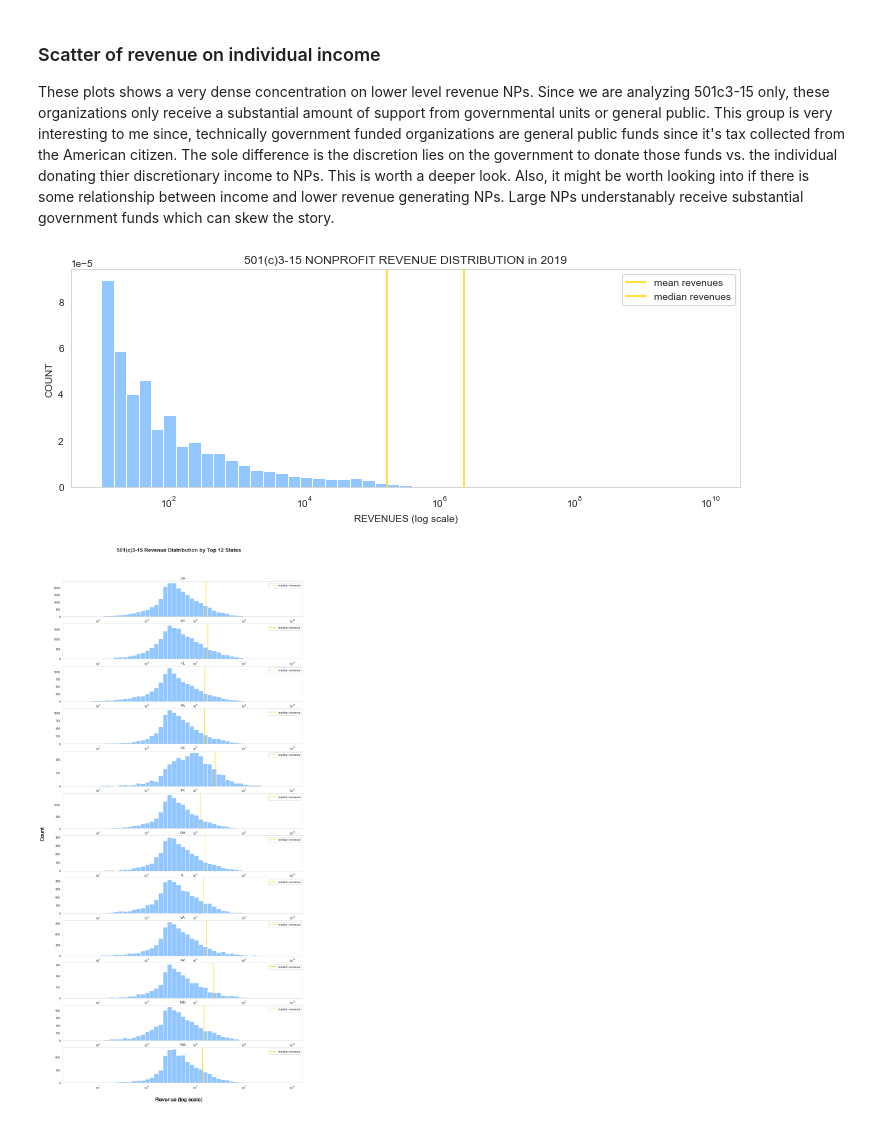
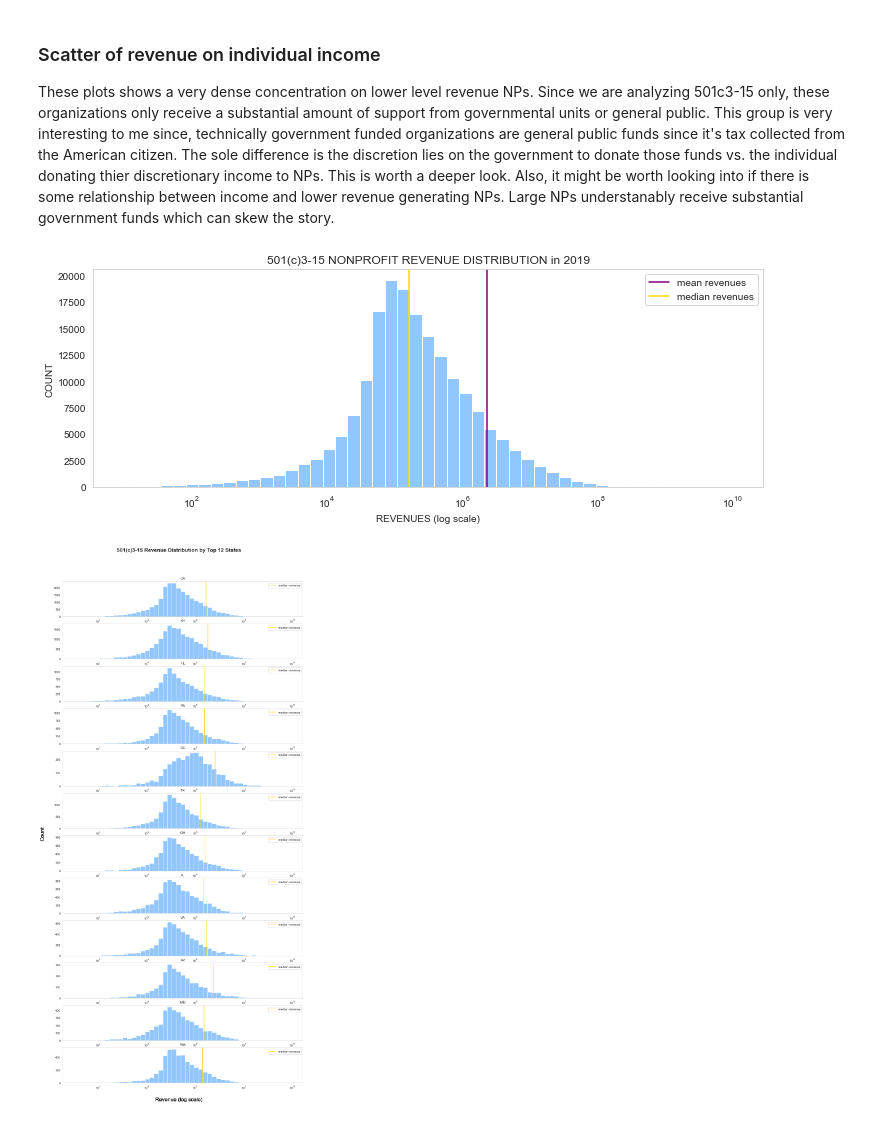
Before and after one commit to lesro/change_unlimited, a Jupyter notebook: notebooks/day3_eda_.ipynb, the cells around one changed output. Saved outputs shown, nothing was run; the diff lists cells and outputs as text; code cells hidden in the pictures.

```diff
--- a/notebooks/day3_eda_.ipynb
+++ b/notebooks/day3_eda_.ipynb
@@ -509,23 +509,23 @@ These plots shows a very dense concentration on lower level revenue NPs. Since w
 # %%
 revs = foudf['REVENUE_AMT'].sort_values(ascending=False)
 
 
 x = np.logspace(1,10)
 
 plt.figure(figsize=(12,4))
-plt.hist(revs, bins=x, density=True)
-plt.axvline(revs.mean(), color='gold', label='mean revenues')
+plt.hist(revs, bins=x)
+plt.axvline(revs.mean(), color='purple', label='mean revenues')
 plt.axvline(revs.median(), color='gold', label='median revenues')
 plt.xscale('log')
 plt.title('501(c)3-15 NONPROFIT REVENUE DISTRIBUTION in 2019')
 plt.ylabel('COUNT')
 plt.xlabel('REVENUES (log scale)')
 plt.legend()
 plt.grid()
 plt.show()
 # plt.savefig('../images/np_rev6.png')
 # %% [output]
-[figure, old version]
+[figure, new version]
 # %%
 fig, axs = plt.subplots(12,1, figsize=(14,30))
 
```
Also changed, not shown: parts of 1 cell of this notebook, 1 other file.
